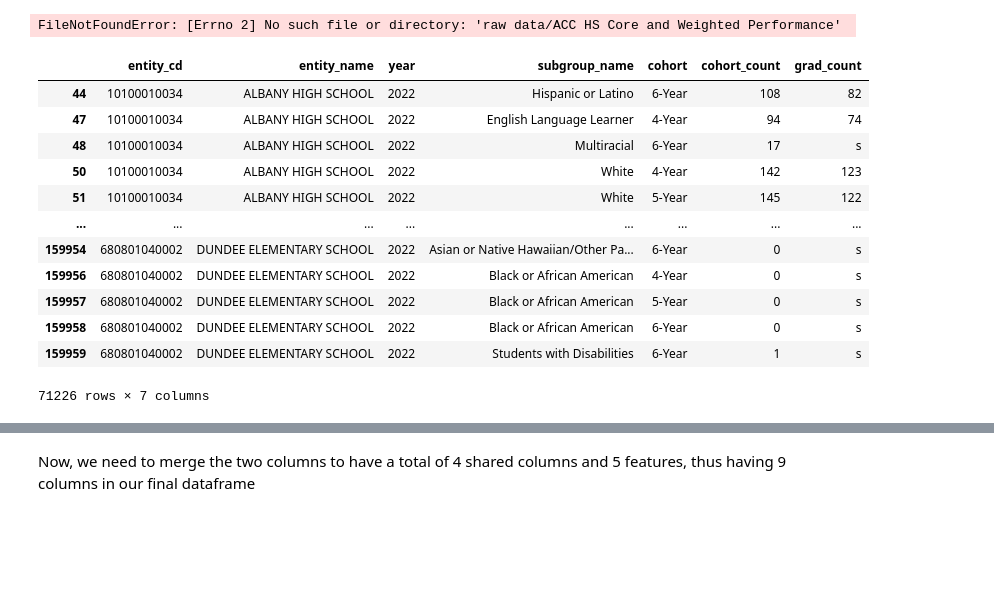
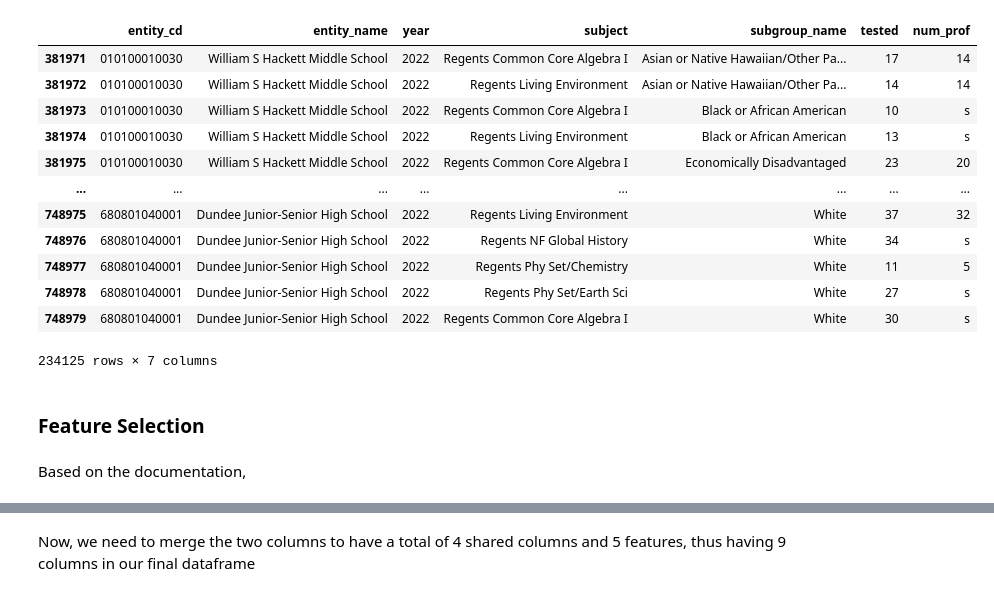
Before and after one commit to asoylatte03/nys-ell-grad-rate, a Jupyter notebook: data prep 2.ipynb, the cells around one changed output, grey strips where cells are left out. Saved outputs shown, nothing was run; the diff lists cells and outputs as text; code cells hidden in the pictures; blank space fills up the shorter version.

```diff
--- a/data prep 2.ipynb
+++ b/data prep 2.ipynb
@@ -11,4 +90,41 @@ nys_grad_rate_df = pd.read_excel("raw data/ACC HS Graduation Rate.xlsx",index_co
+# %%
+# reformating column names and entity names
+nys_annual_regents.columns = nys_annual_regents.columns.str.lower()
+nys_annual_regents.entity_name = nys_annual_regents.entity_name.str.title()
+
+# removing aggregated measurements and district entities
+nys_annual_regents = nys_annual_regents[~nys_annual_regents['entity_cd'].astype('str').str.endswith('0000')]
+nys_annual_regents = nys_annual_regents[~nys_annual_regents['entity_cd'].astype('str').str.endswith('111111111111')]
+nys_annual_regents = nys_annual_regents[~nys_annual_regents['entity_cd'].astype('str').str.endswith('000000000001')]
+nys_annual_regents = nys_annual_regents[~nys_annual_regents['entity_cd'].astype('str').str.endswith('000000000002')]
+nys_annual_regents = nys_annual_regents[~nys_annual_regents['entity_cd'].astype('str').str.endswith('000000000003')]
+nys_annual_regents = nys_annual_regents[~nys_annual_regents['entity_cd'].astype('str').str.endswith('000000000004')]
+nys_annual_regents = nys_annual_regents[~nys_annual_regents['entity_cd'].astype('str').str.endswith('000000000005')]
+nys_annual_regents = nys_annual_regents[~nys_annual_regents['entity_cd'].astype('str').str.endswith('000000000006')]
+nys_annual_regents = nys_annual_regents[~nys_annual_regents['entity_cd'].astype('str').str.endswith('000000000007')]
+# %%
+ann_regs_cols = ['entity_cd','entity_name','year','subject','subgroup_name',
+                 'tested','num_prof']
+# %%
+nys_annual_regents = nys_annual_regents.loc[:,ann_regs_cols]
+nys_annual_regents = nys_annual_regents[(nys_annual_regents.year == 2022)
+                                        & (nys_annual_regents.subgroup_name != 'All Students')]
+# %%
+nys_annual_regents
+# %% [output]
+|  | entity_cd | entity_name | year | subject | subgroup_name | tested | num_prof |
+| 381971 | 010100010030 | William S Hackett Middle School | 2022 | Regents Common Core Algebra I | Asian or Native Hawaiian/Other Pa... | 17 | 14 |
+| 381972 | 010100010030 | William S Hackett Middle School | 2022 | Regents Living Environment | Asian or Native Hawaiian/Other Pa... | 14 | 14 |
+| 381973 | 010100010030 | William S Hackett Middle School | 2022 | Regents Common Core Algebra I | Black or African American | 10 | s |
+| 381974 | 010100010030 | William S Hackett Middle School | 2022 | Regents Living Environment | Black or African American | 13 | s |
+| 381975 | 010100010030 | William S Hackett Middle School | 2022 | Regents Common Core Algebra I | Economically Disadvantaged | 23 | 20 |
+| ... | ... | ... | ... | ... | ... | ... | ... |
+| 748975 | 680801040001 | Dundee Junior-Senior High School | 2022 | Regents Living Environment | White | 37 | 32 |
+| 748976 | 680801040001 | Dundee Junior-Senior High School | 2022 | Regents NF Global History | White | 34 | s |
+| 748977 | 680801040001 | Dundee Junior-Senior High School | 2022 | Regents Phy Set/Chemistry | White | 11 | 5 |
+| 748978 | 680801040001 | Dundee Junior-Senior High School | 2022 | Regents Phy Set/Earth Sci | White | 27 | s |
+| 748979 | 680801040001 | Dundee Junior-Senior High School | 2022 | Regents Common Core Algebra I | White | 30 | s |
+234125 rows × 7 columns
 # %%
-nys_ela_math_df = pd.read_excel("raw data/ACC HS Core and Weighted Performance", index_col=False)
+#nys_assessment_df = pd.read_csv("raw data/ACC HS Core and Weighted Performance.csv",index_col=False,
+#                                dtype=({"ENTITY_CD":"string"}))
-# %% [output]
-FileNotFoundError: [Errno 2] No such file or directory: 'raw data/ACC HS Core and Weighted Performance'
@@ -14,0 +133,4 @@ FileNotFoundError: [Errno 2] No such file or directory: 'raw data/ACC HS Core an
+# %% [markdown]
+### Feature Selection
+# %% [markdown]
+Based on the documentation,
@@ -20,17 +153 @@ nys_grad_rate_df = nys_grad_rate_df[nys_grad_rate_df.cohort != 'Combined']
-# %%
-nys_grad_rate_df
-# %% [output]
-|  | entity_cd | entity_name | year | subgroup_name | cohort | cohort_count | grad_count |
-| 44 | 10100010034 | ALBANY HIGH SCHOOL | 2022 | Hispanic or Latino | 6-Year | 108 | 82 |
-| 47 | 10100010034 | ALBANY HIGH SCHOOL | 2022 | English Language Learner | 4-Year | 94 | 74 |
-| 48 | 10100010034 | ALBANY HIGH SCHOOL | 2022 | Multiracial | 6-Year | 17 | s |
-| 50 | 10100010034 | ALBANY HIGH SCHOOL | 2022 | White | 4-Year | 142 | 123 |
-| 51 | 10100010034 | ALBANY HIGH SCHOOL | 2022 | White | 5-Year | 145 | 122 |
-| ... | ... | ... | ... | ... | ... | ... | ... |
-| 159954 | 680801040002 | DUNDEE ELEMENTARY SCHOOL | 2022 | Asian or Native Hawaiian/Other Pa... | 6-Year | 0 | s |
-| 159956 | 680801040002 | DUNDEE ELEMENTARY SCHOOL | 2022 | Black or African American | 4-Year | 0 | s |
-| 159957 | 680801040002 | DUNDEE ELEMENTARY SCHOOL | 2022 | Black or African American | 5-Year | 0 | s |
-| 159958 | 680801040002 | DUNDEE ELEMENTARY SCHOOL | 2022 | Black or African American | 6-Year | 0 | s |
-| 159959 | 680801040002 | DUNDEE ELEMENTARY SCHOOL | 2022 | Students with Disabilities | 6-Year | 1 | s |
-71226 rows × 7 columns
 # %%
```
Also changed, not shown: parts of 32 cells of this notebook.
